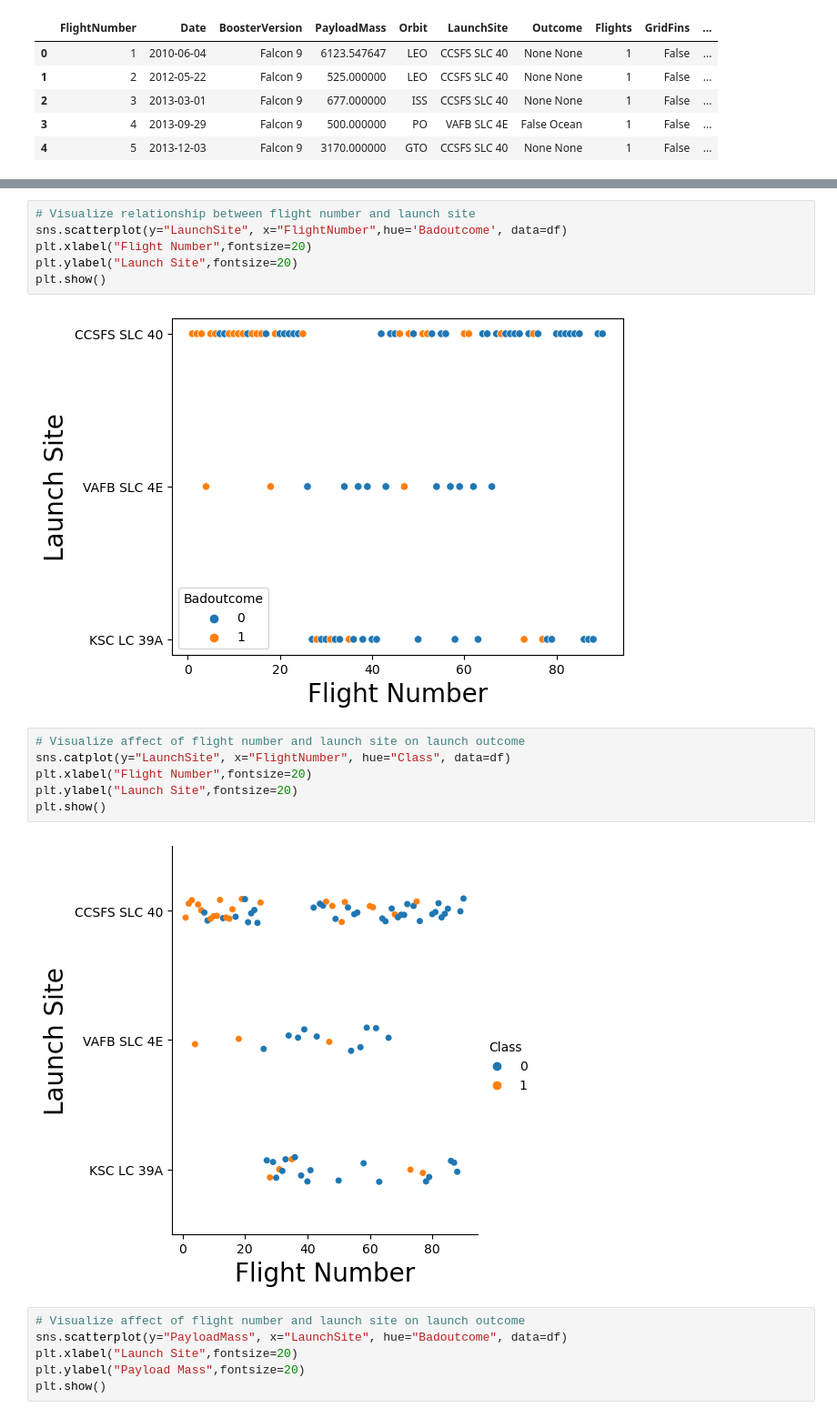
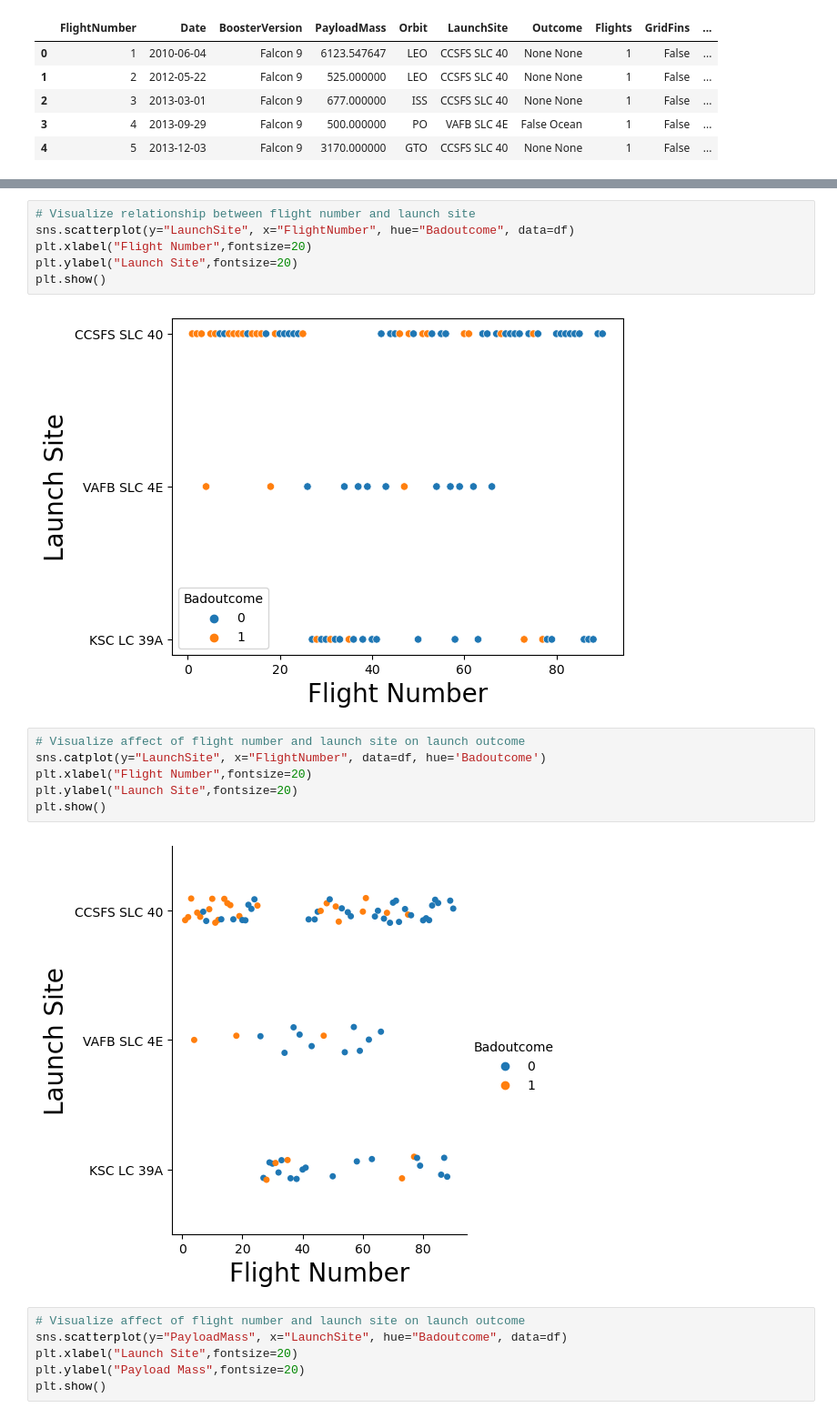
Before and after one commit to kevinbrnett/Predicting-Falcon-9-Rocket-Landing, a Jupyter notebook: Exploratory Data Analysis with Visualizations.ipynb, the cells around one changed output, grey strips where cells are left out. Shown: that part at 91% size. Drawn from its saved outputs; the diff is of its cells as text.

```diff
--- a/Exploratory Data Analysis with Visualizations.ipynb
+++ b/Exploratory Data Analysis with Visualizations.ipynb
@@ -48,6 +48,6 @@ plt.show()
 # %%
 # Visualize relationship between flight number and launch site
-sns.scatterplot(y="LaunchSite", x="FlightNumber",hue='Badoutcome', data=df)
+sns.scatterplot(y="LaunchSite", x="FlightNumber", hue="Badoutcome", data=df)
 plt.xlabel("Flight Number",fontsize=20)
 plt.ylabel("Launch Site",fontsize=20)
 plt.show()
@@ -55,12 +55,12 @@ plt.show()
 [figure]
 # %%
 # Visualize affect of flight number and launch site on launch outcome
-sns.catplot(y="LaunchSite", x="FlightNumber", hue="Class", data=df)
+sns.catplot(y="LaunchSite", x="FlightNumber", data=df, hue='Badoutcome')
 plt.xlabel("Flight Number",fontsize=20)
 plt.ylabel("Launch Site",fontsize=20)
 plt.show()
 # %% [output]
-[figure, old version]
+[figure, new version]
 # %%
 # Visualize affect of flight number and launch site on launch outcome
 sns.scatterplot(y="PayloadMass", x="LaunchSite", hue="Badoutcome", data=df)
```
Also changed, not shown: parts of 2 cells of this notebook, 1 other file.
